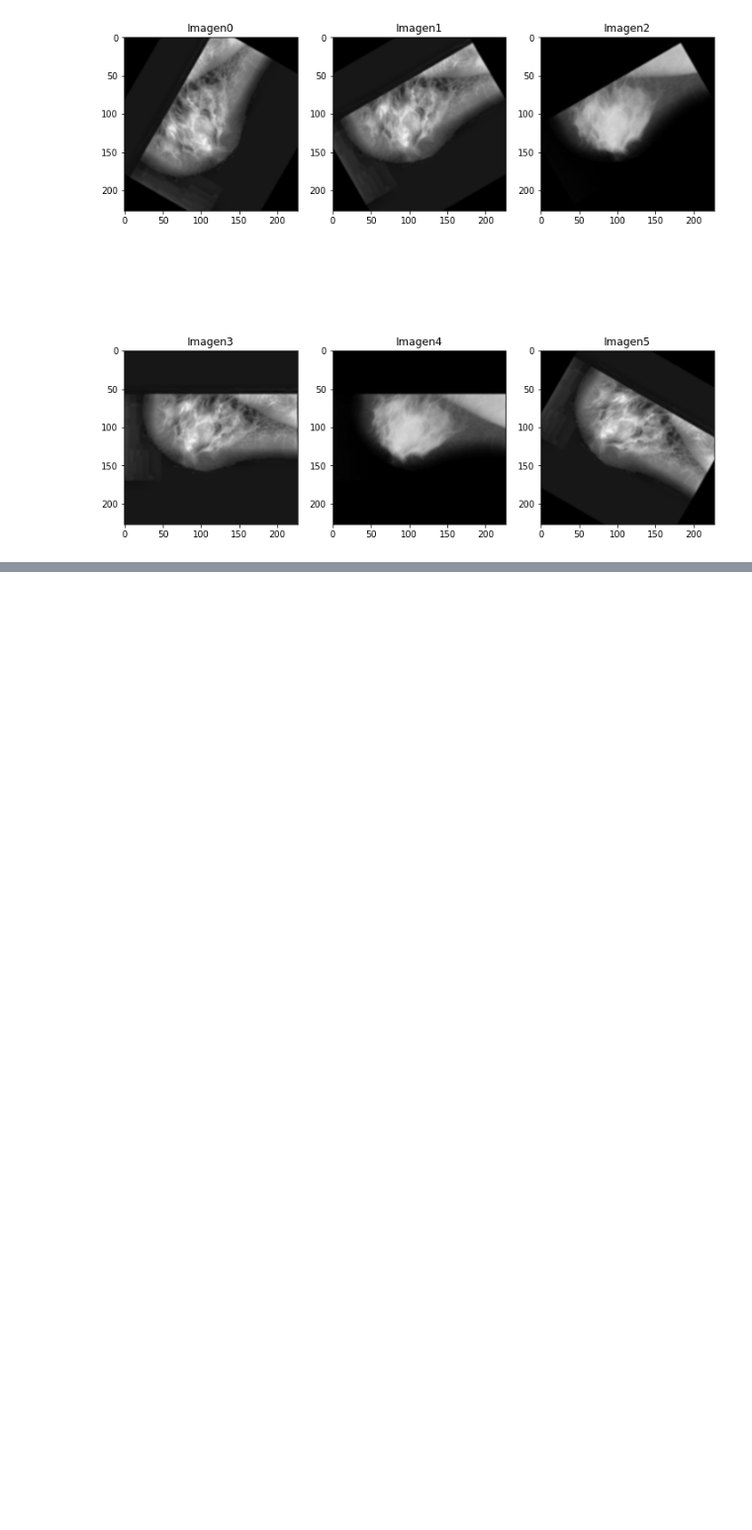
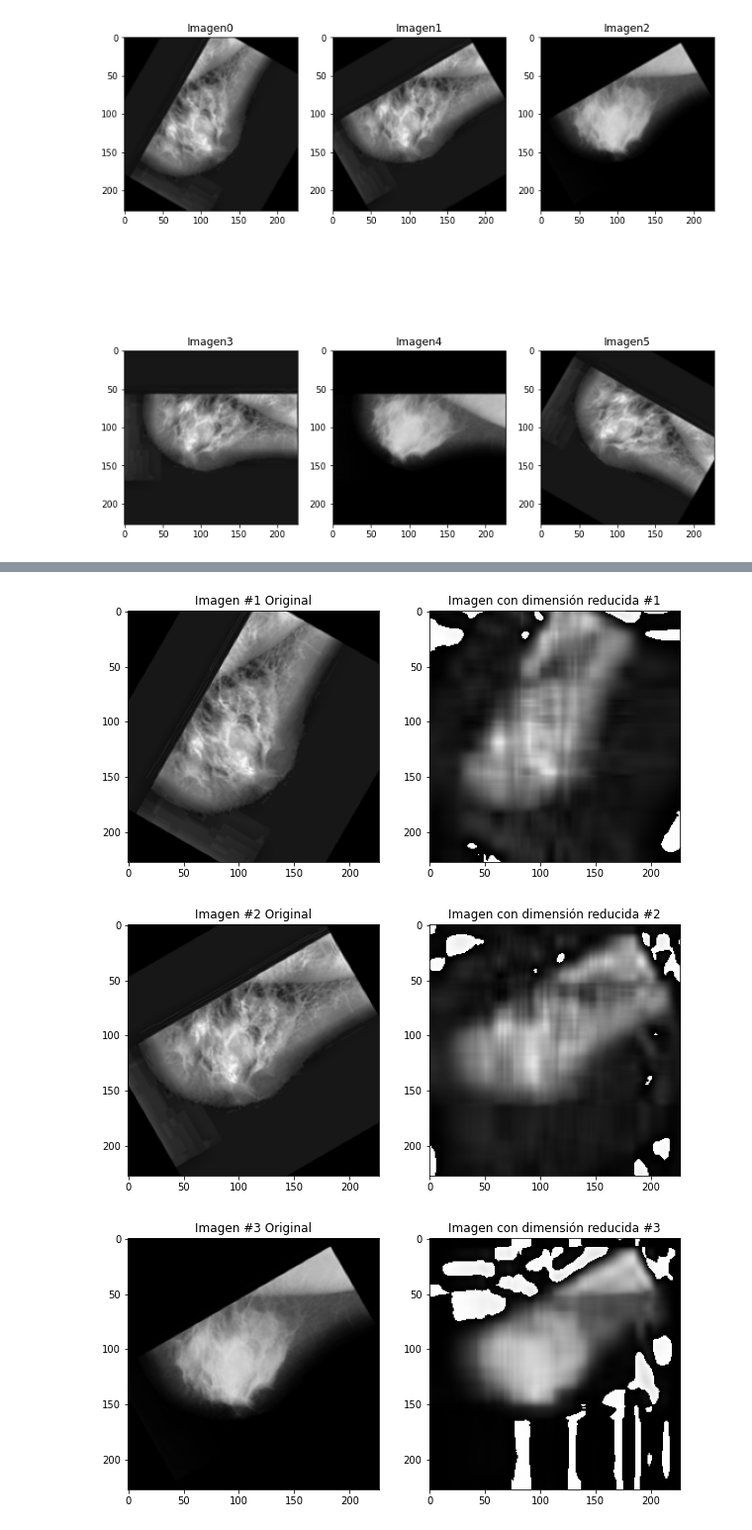
Before and after one commit to AndreaCTS/Procesamiento_Imagenes, a Jupyter notebook: Opencv/read3.ipynb, the cells around one changed output, grey strips where cells are left out. Shown at 99% size. Saved outputs shown, nothing was run; the diff lists cells and outputs as text; code cells hidden in the pictures; blank space fills up the shorter version.

```diff
--- a/Opencv/read3.ipynb
+++ b/Opencv/read3.ipynb
@@ -153,0 +230,34 @@ filtroSmooth()
+# %%
+cont=0
+for j in range(len(imagenes)):
+  cont += 1
+  pca = PCA(6)
+  blue,green,red = imagenes[j].split()
+  pca.fit(blue)
+  trans_pca_azul = pca.transform(blue)
+  pca.fit(green)
+  trans_pca_verde = pca.transform(green)
+  pca.fit(red)
+  trans_pca_rojo = pca.transform(red)
+
+  pixelesA = pca.inverse_transform(trans_pca_azul)
+  pixelesV = pca.inverse_transform(trans_pca_verde)
+  pixelesR = pca.inverse_transform(trans_pca_rojo)
+
+  img_reduced = (cv.merge((pixelesR, pixelesA,pixelesV))).astype(np.uint8)
+
+  fig = plt.figure(figsize = (10, 7.2))
+  fig.add_subplot(121)
+  titulo1 = "Imagen #" + str(cont)+" Original"
+  titulo2 = "Imagen con dimensión reducida #" + str(cont)
+  plt.title(titulo1)
+  plt.imshow(imagenes[j])
+
+  fig.add_subplot(122)
+  plt.title(titulo2)
+  plt.imshow(img_reduced)
+  plt.show()
+# %% [output]
+[figure, added]
+[figure, added]
+[figure, added]
```
Also changed, not shown: parts of 16 cells of this notebook.
